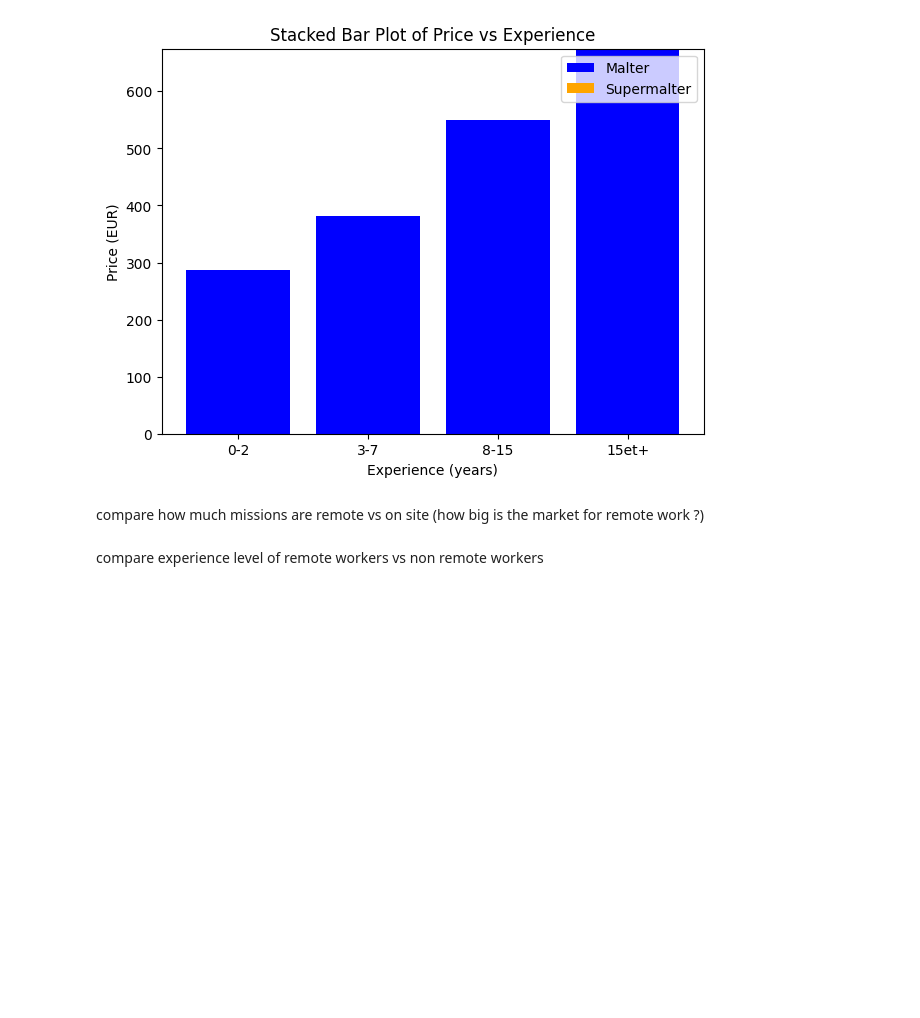
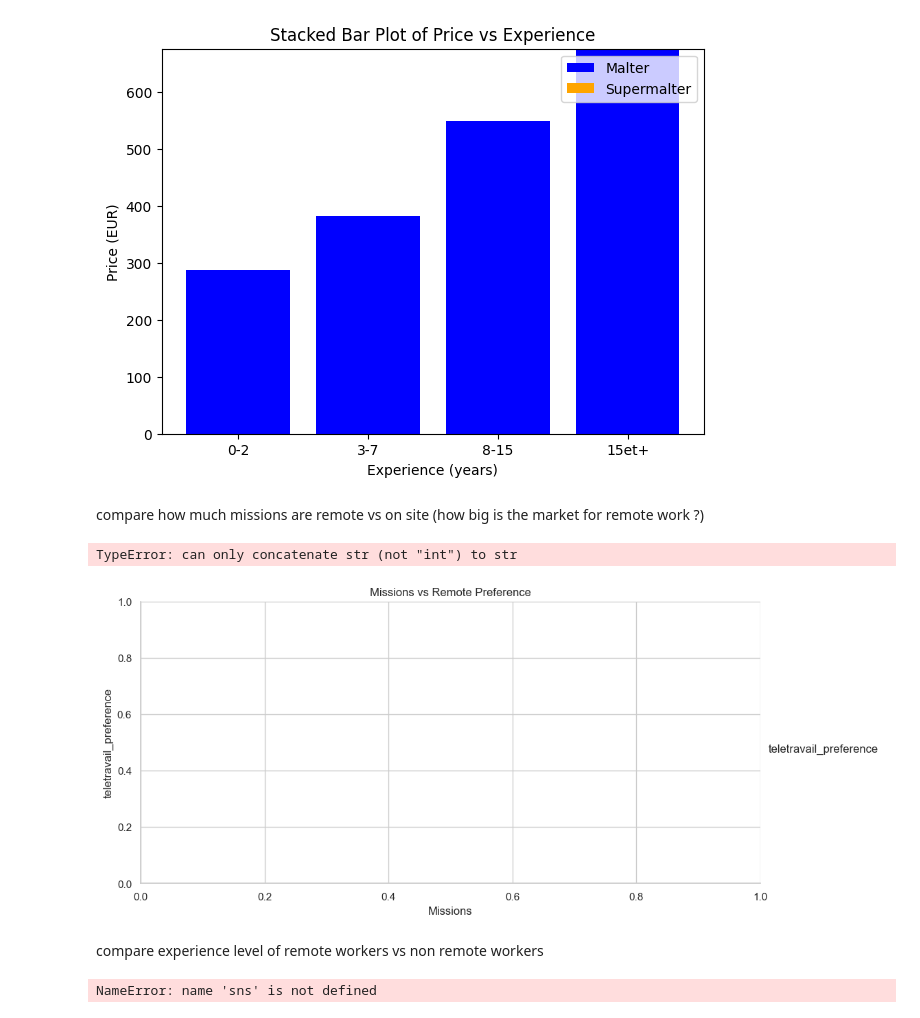
Before and after one commit to Luxchar/SuperMalter, a Jupyter notebook: data/src/analysis/malter_vs_supermalter/vis_remote.ipynb, the cells around one changed output. Cells and saved outputs as stored; diff of their text form; code cells hidden in the pictures; blank space fills up the shorter version.

Commit message:
none

```diff
--- a/data/src/analysis/malter_vs_supermalter/vis_remote.ipynb
+++ b/data/src/analysis/malter_vs_supermalter/vis_remote.ipynb
@@ -69,5 +71,71 @@ plt.show()
 [figure]
 # %% [markdown]
 compare how much missions are remote vs on site (how big is the market for remote work ?)
+# %%
+remote_data = df[df['teletravail_preference'] == 1]
+non_remote_data = df[df['teletravail_preference'] == 0]
+missions_data = df.groupby('teletravail_preference')['missions'].mean()
+
+remote_mean = remote_data.mean()
+non_remote_mean = non_remote_data.mean()
+
+fig, ax = plt.subplots(figsize=(7, 5))
+
+ax.bar(remote_data.index, missions_data.values, label='Remote', color='blue')
+
+ax.bar(non_remote_data.index, missions_data.values, label='non_remote', color='orange')
+
+ax.set_ylabel('Average Missions')
+ax.set_title('Average Missions by Teletravail Preference')
+ax.legend()
+
+plt.show()
+# %% [output]
+TypeError: can only concatenate str (not "int") to str
+# %%
+sns.set_theme(style="whitegrid")
+
+# missions_data = df[df['missions'] > 1]
+
+g = sns.lmplot(
+    data= df[df['teletravail_preference'] == 1],
+    x='missions',
+    y='teletravail_preference',
+    hue="teletravail_preference",
+    height=10,
+    aspect=2,
+    palette="Set1",
+    x_jitter=.15,
+    ci=None,
+    scatter=True,
+    scatter_kws={'s': 50, 'alpha': 0.6}
+)
+
+g.set_axis_labels("Missions")
+plt.title("Missions vs Remote Preference")
+plt.show()
+# %% [output]
+[figure, added]
 # %% [markdown]
 compare experience level of remote workers vs non remote workers
+# %%
+remote_workers = df[df['teletravail_preference'] == 1]
+non_remote_workers = df[df['teletravail_preference'] == 0]
+
+# Calculer les statistiques des niveaux d'expérience pour chaque groupe
+remote_experience_mean = remote_workers['missions'].mean()
+non_remote_experience_mean = non_remote_workers['missions'].mean()
+
+# Créer un DataFrame pour les moyennes des niveaux d'expérience
+df_means = pd.DataFrame({
+    'Worker Type': ['Remote Workers', 'Non Remote Workers'],
+    'Mean Missions': [remote_experience_mean, non_remote_experience_mean]
+})
+
+plt.figure(figsize=(8, 6))
+sns.barplot(x='Worker Type', y='Mean Missions', data=df_means, palette='viridis')
+plt.title('Comparaison des niveaux d\'expérience des travailleurs en télétravail et ceux qui ne le sont pas')
+plt.ylabel('Nombre moyen de missions')
+plt.show()
+# %% [output]
+NameError: name 'sns' is not defined
```
Also changed, not shown: parts of 2 cells of this notebook.
